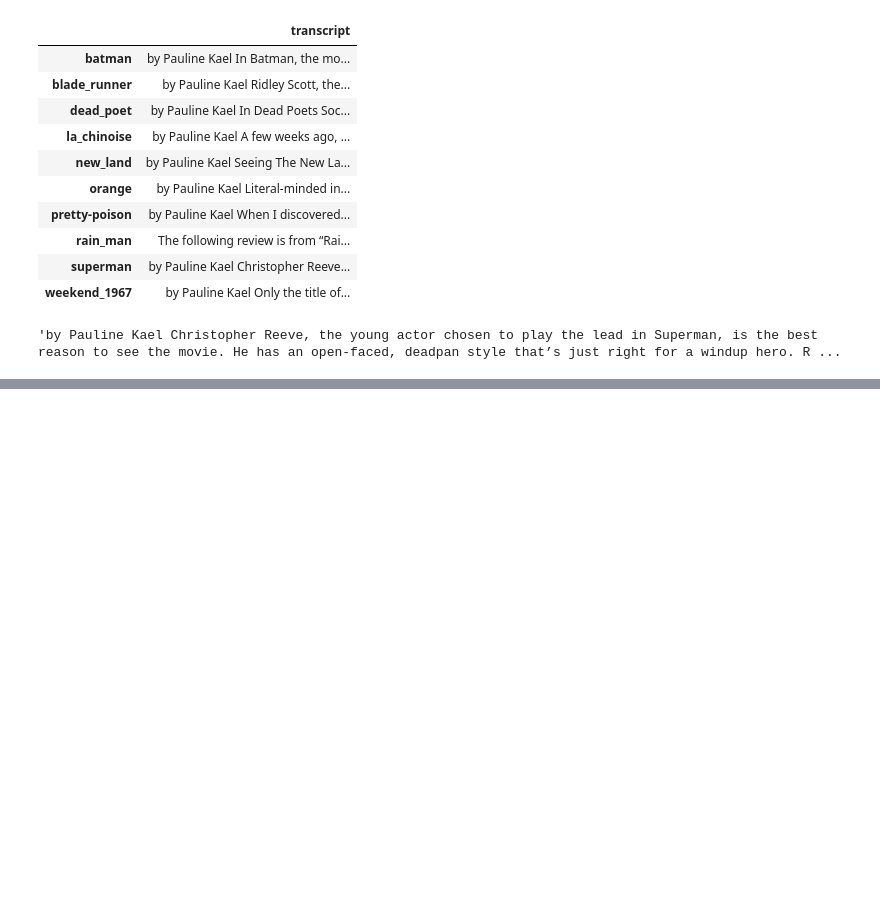
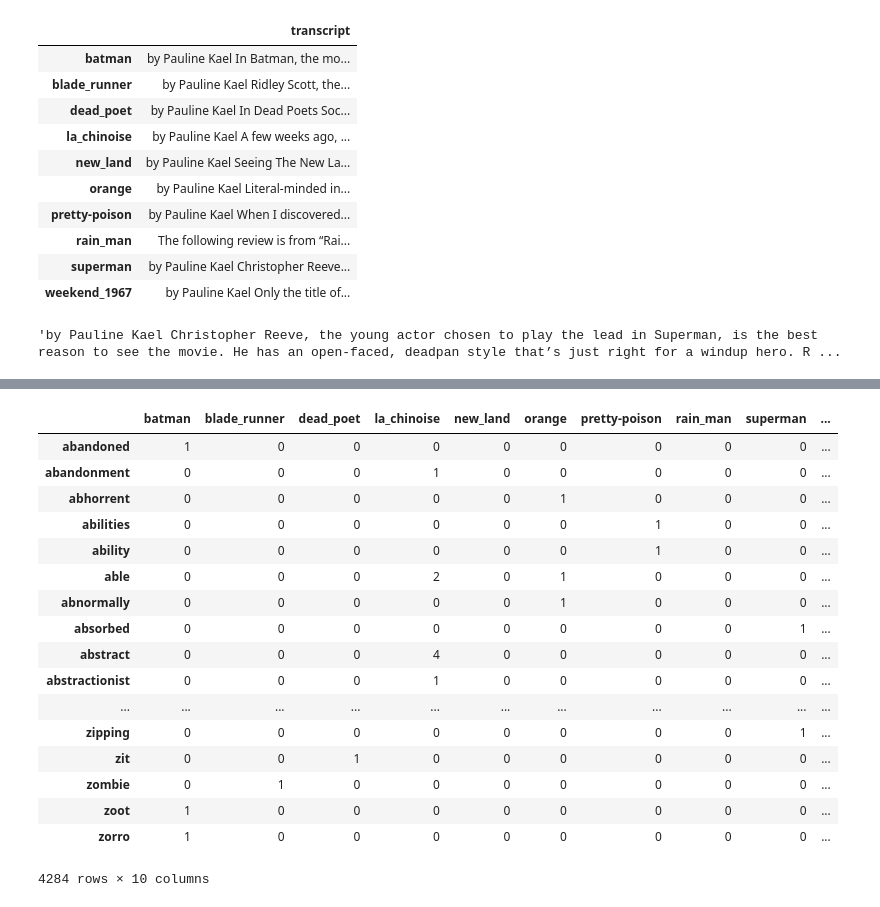
Before and after one commit to harshitgupta1998/Movie_review, a Jupyter notebook: Untitled.ipynb, the cells around one changed output, grey strips where cells are left out. Cells and saved outputs as stored; diff of their text form; code cells hidden in the pictures; blank space fills up the shorter version.

```diff
--- a/Untitled.ipynb
+++ b/Untitled.ipynb
@@ -82,0 +140,25 @@ data_df.transcript.loc['superman']
+# %%
+import pandas as pd
+
+data=pd.read_pickle('dtm.pkl')
+data=data.transpose()
+data
+# %% [output]
+|  | batman | blade_runner | dead_poet | la_chinoise | new_land | orange | pretty-poison | rain_man | superman | ... |
+| abandoned | 1 | 0 | 0 | 0 | 0 | 0 | 0 | 0 | 0 | ... |
+| abandonment | 0 | 0 | 0 | 1 | 0 | 0 | 0 | 0 | 0 | ... |
+| abhorrent | 0 | 0 | 0 | 0 | 0 | 1 | 0 | 0 | 0 | ... |
+| abilities | 0 | 0 | 0 | 0 | 0 | 0 | 1 | 0 | 0 | ... |
+| ability | 0 | 0 | 0 | 0 | 0 | 0 | 1 | 0 | 0 | ... |
+| able | 0 | 0 | 0 | 2 | 0 | 1 | 0 | 0 | 0 | ... |
+| abnormally | 0 | 0 | 0 | 0 | 0 | 1 | 0 | 0 | 0 | ... |
+| absorbed | 0 | 0 | 0 | 0 | 0 | 0 | 0 | 0 | 1 | ... |
+| abstract | 0 | 0 | 0 | 4 | 0 | 0 | 0 | 0 | 0 | ... |
+| abstractionist | 0 | 0 | 0 | 1 | 0 | 0 | 0 | 0 | 0 | ... |
+| ... | ... | ... | ... | ... | ... | ... | ... | ... | ... | ... |
+| zipping | 0 | 0 | 0 | 0 | 0 | 0 | 0 | 0 | 1 | ... |
+| zit | 0 | 0 | 1 | 0 | 0 | 0 | 0 | 0 | 0 | ... |
+| zombie | 0 | 1 | 0 | 0 | 0 | 0 | 0 | 0 | 0 | ... |
+| zoot | 1 | 0 | 0 | 0 | 0 | 0 | 0 | 0 | 0 | ... |
+| zorro | 1 | 0 | 0 | 0 | 0 | 0 | 0 | 0 | 0 | ... |
+4284 rows × 10 columns
```
Also changed, not shown: parts of 15 cells of this notebook, 4 other files.
